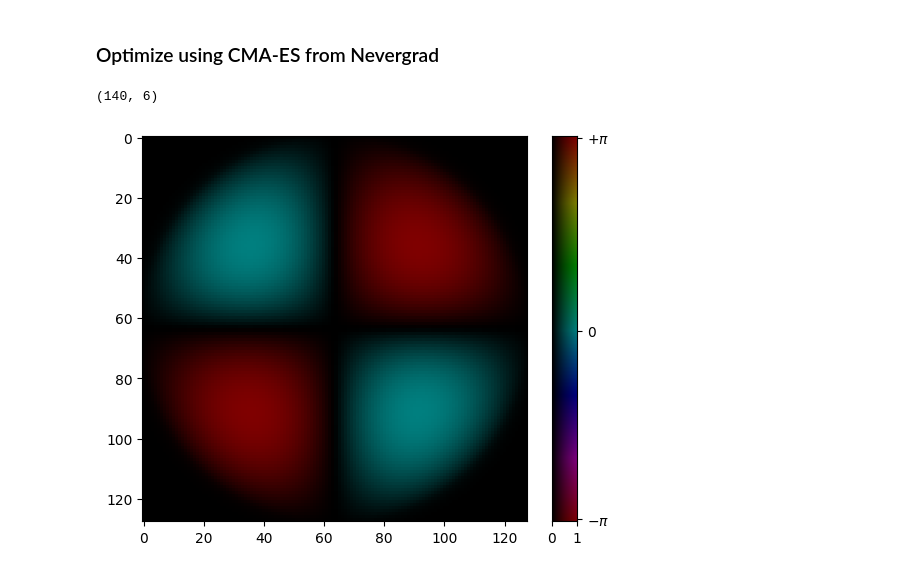
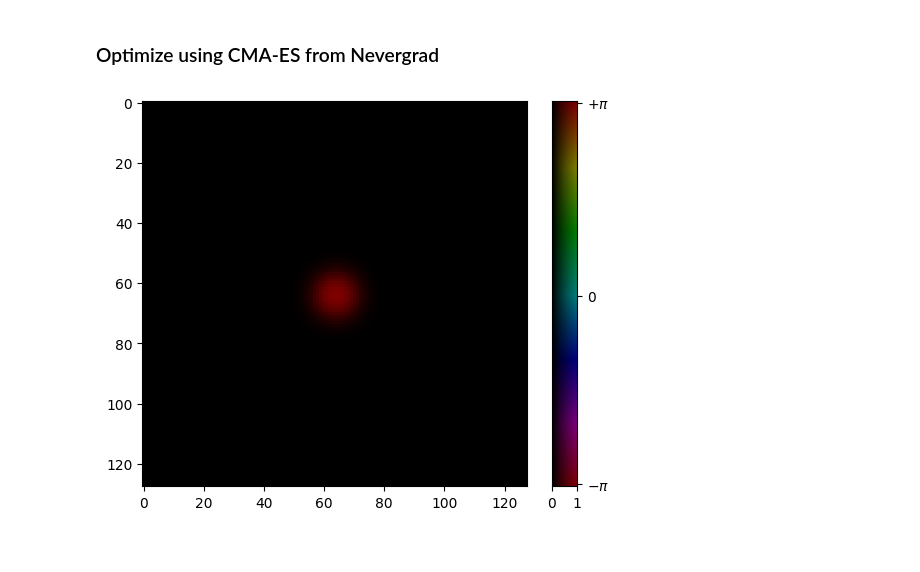
Before and after one commit to jysru/MMF_LP_modes, a Jupyter notebook: modes_optim/diagonal_fiber_optimization_partitionned_modes_coeffs.ipynb, the cells around one changed output. Drawn from its saved outputs; the diff is of its cells as text; code cells hidden in the pictures.

```diff
--- a/modes_optim/diagonal_fiber_optimization_partitionned_modes_coeffs.ipynb
+++ b/modes_optim/diagonal_fiber_optimization_partitionned_modes_coeffs.ipynb
@@ -282,32 +279,31 @@ class ModalModeController:
 # %%
 from waveoptics.plots.plots import complex_imshow
 from scipy.ndimage import gaussian_filter
 
-n_modes = 10
+n_modes = 20
 n_dm = 64
 mode_index = 2
 target_field = np.complex64(fiber._modes[:, :, 1, mode_index])
-# target_field = np.zeros_like(target_field)
-# target_field[64, 64] = 1
-# target_field = gaussian_filter(np.real(target_field), 5) + 1j * gaussian_filter(np.imag(target_field), 5)
+target_field = np.zeros_like(target_field)
+target_field[64, 64] = 1
+target_field = gaussian_filter(np.real(target_field), 5) + 1j * gaussian_filter(np.imag(target_field), 5)
 
 complex_imshow(target_field)
 
 controller = ModalModeController(
     n_control_modes=n_modes,
     dm_1d_acts=n_dm,
     grid=grid,
     target_field=target_field,
     mode_index=mode_index,
     fiber=fiber,
     fiber_length=1000.0,
-    fitness_type='fourier',
+    fitness_type='pearson',
     pad_coeff=5,
-    diag_tm=True,
+    diag_tm=False,
 )
 # %% [output]
-(140, 6)
-[figure, old version]
+[figure, new version]
 # %%
 import cma
 
```
Also changed, not shown: parts of 5 cells of this notebook.
